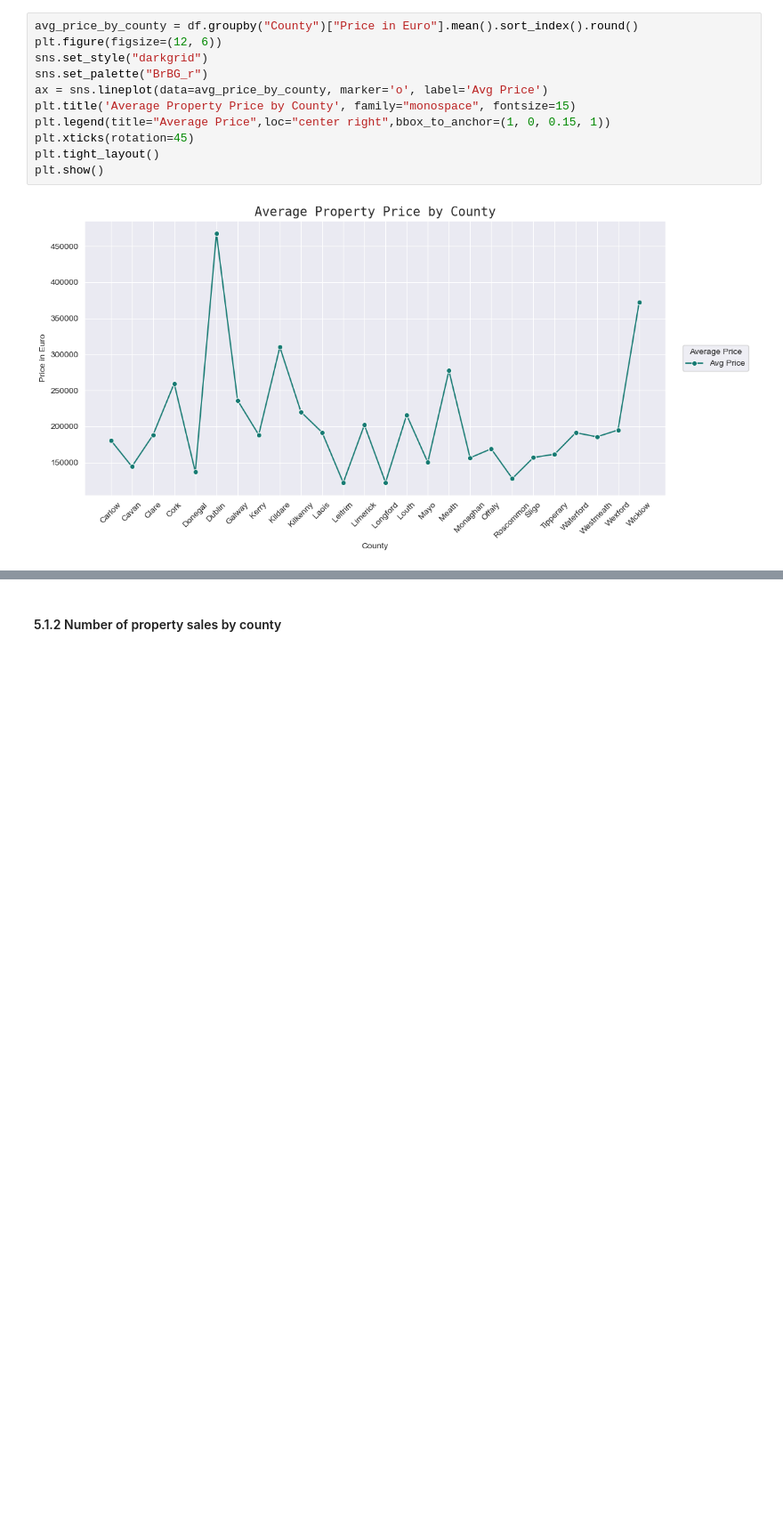
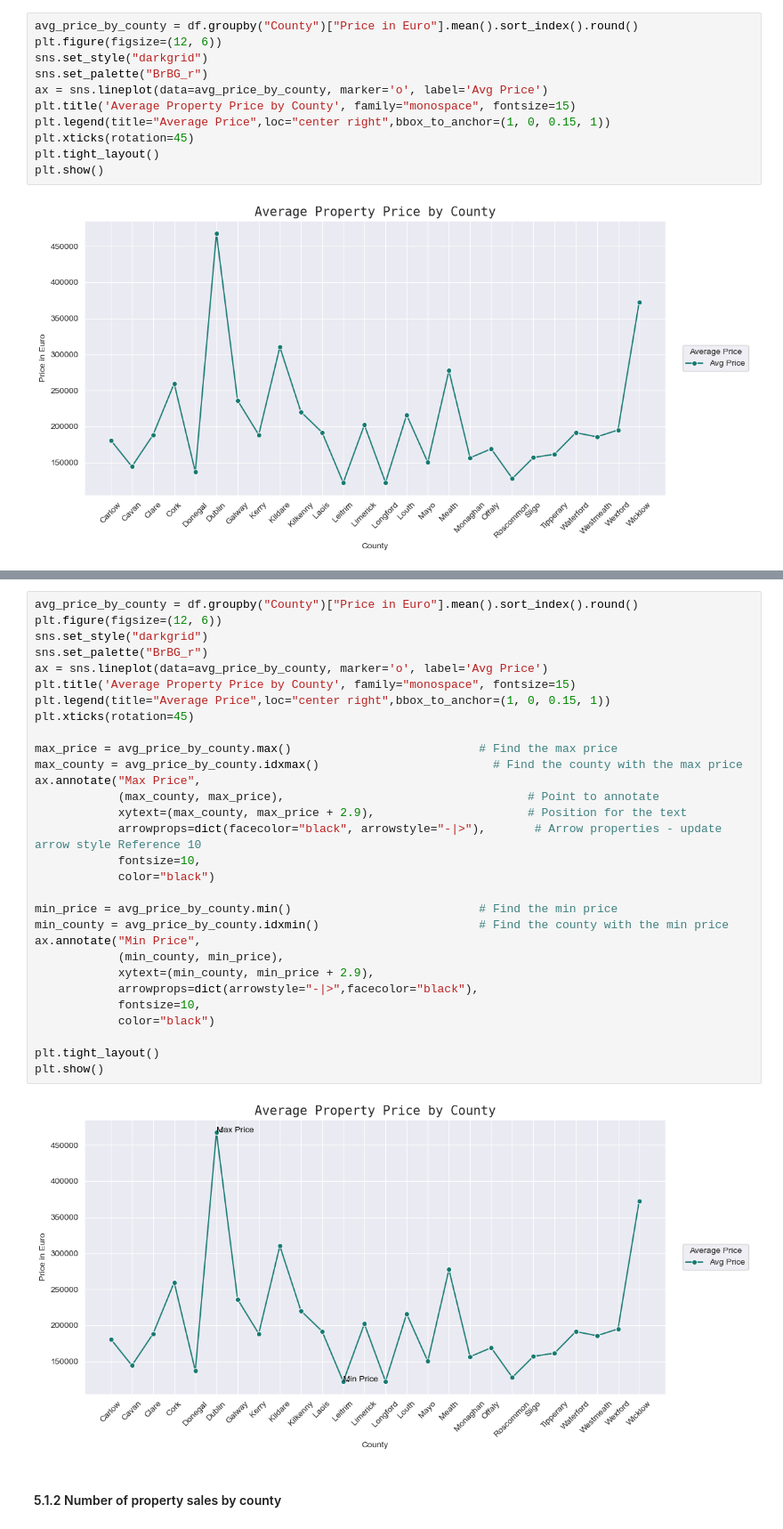
Before and after one commit to SBCURLEY/PFDA-Project, a Jupyter notebook: rppr.ipynb, the cells around one changed output, grey strips where cells are left out. Shown at 89% size. Saved outputs shown, nothing was run; the diff lists cells and outputs as text; blank space fills up the shorter version.

```diff
--- a/rppr.ipynb
+++ b/rppr.ipynb
@@ -377,3 +409,35 @@ Leitrim has the lowest average property price in Ireland, with an average price
+# %%
+avg_price_by_county = df.groupby("County")["Price in Euro"].mean().sort_index().round()
+plt.figure(figsize=(12, 6))
+sns.set_style("darkgrid")
+sns.set_palette("BrBG_r")
+ax = sns.lineplot(data=avg_price_by_county, marker='o', label='Avg Price')
+plt.title('Average Property Price by County', family="monospace", fontsize=15)
+plt.legend(title="Average Price",loc="center right",bbox_to_anchor=(1, 0, 0.15, 1))
+plt.xticks(rotation=45)
+
+max_price = avg_price_by_county.max()                           # Find the max price
+max_county = avg_price_by_county.idxmax()                         # Find the county with the max price
+ax.annotate("Max Price",
+            (max_county, max_price),                                   # Point to annotate
+            xytext=(max_county, max_price + 2.9),                      # Position for the text
+            arrowprops=dict(facecolor="black", arrowstyle="-|>"),       # Arrow properties - update arrow style Reference 10
+            fontsize=10,
+            color="black")
+
+min_price = avg_price_by_county.min()                           # Find the min price
+min_county = avg_price_by_county.idxmin()                       # Find the county with the min price
+ax.annotate("Min Price",
+            (min_county, min_price),
+            xytext=(min_county, min_price + 2.9),
+            arrowprops=dict(arrowstyle="-|>",facecolor="black"),
+            fontsize=10,
+            color="black")
+
+plt.tight_layout()
+plt.show()
+# %% [output]
+[figure, added]
 # %% [markdown]
 #### 5.1.2 Number of property sales by county
 # %%
```
Also changed, not shown: parts of 3 cells of this notebook.
